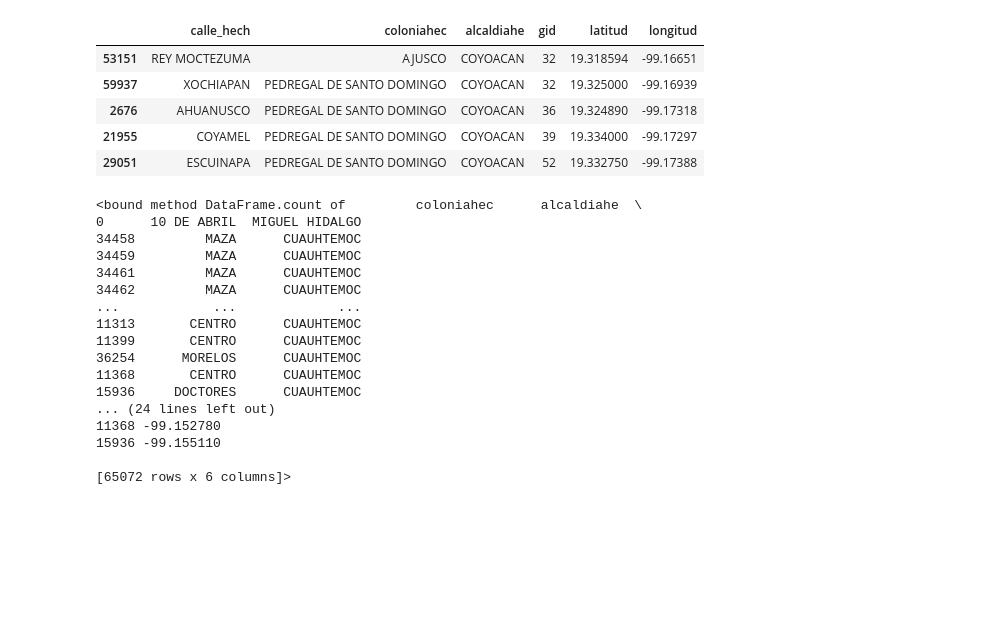
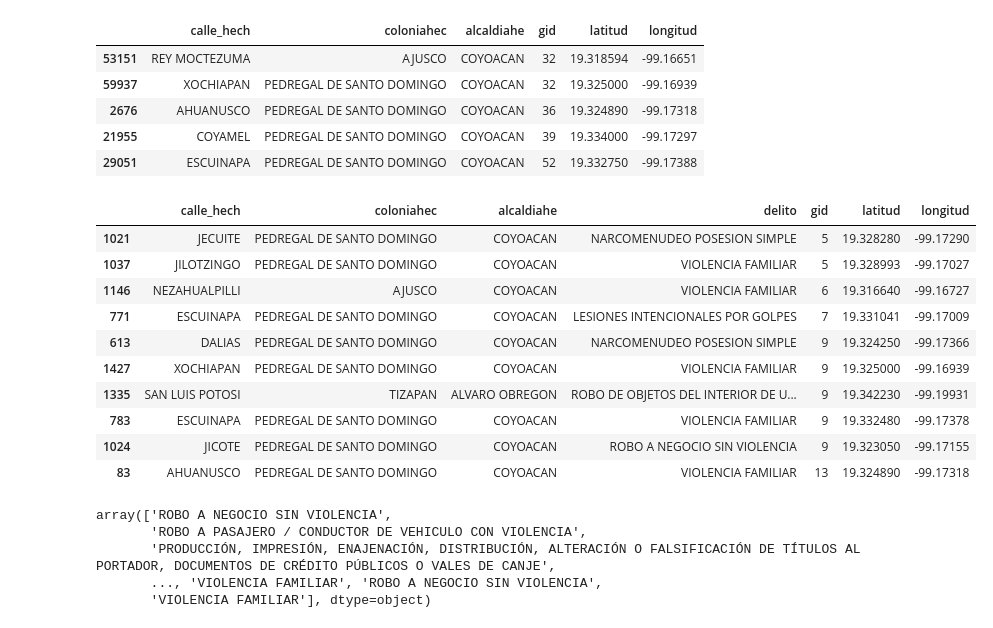
Before and after one commit to alexalemanhdz/rutas-seguras, a Jupyter notebook: Jueves 21 enero.ipynb, the cells around one changed output. Saved outputs shown, nothing was run; the diff lists cells and outputs as text; code cells hidden in the pictures; blank space fills up the shorter version.

```diff
--- a/Jueves 21 enero.ipynb
+++ b/Jueves 21 enero.ipynb
@@ -215,8 +215,9 @@ filtered_cu = filtered_cdmx[
     & (filtered_cdmx.longitud<-99.165418) # Gran Sur
 ]
 # %%
-count_cu = filtered_cdmx.groupby(by=['coloniahec', 'alcaldiahe', 'delito']).count()
-first_cu = filtered_cdmx.sort_values(by=['longitud', 'latitud']).groupby(by=[
+count_cu = filtered_cu.groupby(by=['calle_hech', 'coloniahec', 'alcaldiahe', 'delito']).count()
+first_cu = filtered_cu.sort_values(by=['longitud', 'latitud']).groupby(by=[
+    'calle_hech',
     'coloniahec',
     'alcaldiahe',
     'delito'
@@ -230,23 +231,25 @@ coord_cu_1 = pd.concat(
     ],
     axis=1
 ).reset_index().sort_values(by=['gid'], ascending=True)
-# %%
-coord_cu_1.count
-# %% [output]
-<bound method DataFrame.count of         coloniahec      alcaldiahe  \
-0      10 DE ABRIL  MIGUEL HIDALGO
-34458         MAZA      CUAUHTEMOC
-34459         MAZA      CUAUHTEMOC
-34461         MAZA      CUAUHTEMOC
-34462         MAZA      CUAUHTEMOC
-...            ...             ...
-11313       CENTRO      CUAUHTEMOC
-11399       CENTRO      CUAUHTEMOC
-36254      MORELOS      CUAUHTEMOC
-11368       CENTRO      CUAUHTEMOC
-15936     DOCTORES      CUAUHTEMOC
-... (24 lines left out)
-11368 -99.152780
-15936 -99.155110
-
-[65072 rows x 6 columns]>
+# %%
+coord_cu_1.tail(10)
+# %% [output]
+|  | calle_hech | coloniahec | alcaldiahe | delito | gid | latitud | longitud |
+| 1021 | JECUITE | PEDREGAL DE SANTO DOMINGO | COYOACAN | NARCOMENUDEO POSESION SIMPLE | 5 | 19.328280 | -99.17290 |
+| 1037 | JILOTZINGO | PEDREGAL DE SANTO DOMINGO | COYOACAN | VIOLENCIA FAMILIAR | 5 | 19.328993 | -99.17027 |
+| 1146 | NEZAHUALPILLI | AJUSCO | COYOACAN | VIOLENCIA FAMILIAR | 6 | 19.316640 | -99.16727 |
+| 771 | ESCUINAPA | PEDREGAL DE SANTO DOMINGO | COYOACAN | LESIONES INTENCIONALES POR GOLPES | 7 | 19.331041 | -99.17009 |
+| 613 | DALIAS | PEDREGAL DE SANTO DOMINGO | COYOACAN | NARCOMENUDEO POSESION SIMPLE | 9 | 19.324250 | -99.17366 |
+| 1427 | XOCHIAPAN | PEDREGAL DE SANTO DOMINGO | COYOACAN | VIOLENCIA FAMILIAR | 9 | 19.325000 | -99.16939 |
+| 1335 | SAN LUIS POTOSI | TIZAPAN | ALVARO OBREGON | ROBO DE OBJETOS DEL INTERIOR DE U... | 9 | 19.342230 | -99.19931 |
+| 783 | ESCUINAPA | PEDREGAL DE SANTO DOMINGO | COYOACAN | VIOLENCIA FAMILIAR | 9 | 19.332480 | -99.17378 |
+| 1024 | JICOTE | PEDREGAL DE SANTO DOMINGO | COYOACAN | ROBO A NEGOCIO SIN VIOLENCIA | 9 | 19.323050 | -99.17155 |
+| 83 | AHUANUSCO | PEDREGAL DE SANTO DOMINGO | COYOACAN | VIOLENCIA FAMILIAR | 13 | 19.324890 | -99.17318 |
+# %%
+print(coord_cu_1.delito.u)
+# %% [output]
+array(['ROBO A NEGOCIO SIN VIOLENCIA',
+       'ROBO A PASAJERO / CONDUCTOR DE VEHICULO CON VIOLENCIA',
+       'PRODUCCIÓN, IMPRESIÓN, ENAJENACIÓN, DISTRIBUCIÓN, ALTERACIÓN O FALSIFICACIÓN DE TÍTULOS AL PORTADOR, DOCUMENTOS DE CRÉDITO PÚBLICOS O VALES DE CANJE',
+       ..., 'VIOLENCIA FAMILIAR', 'ROBO A NEGOCIO SIN VIOLENCIA',
+       'VIOLENCIA FAMILIAR'], dtype=object)
```
